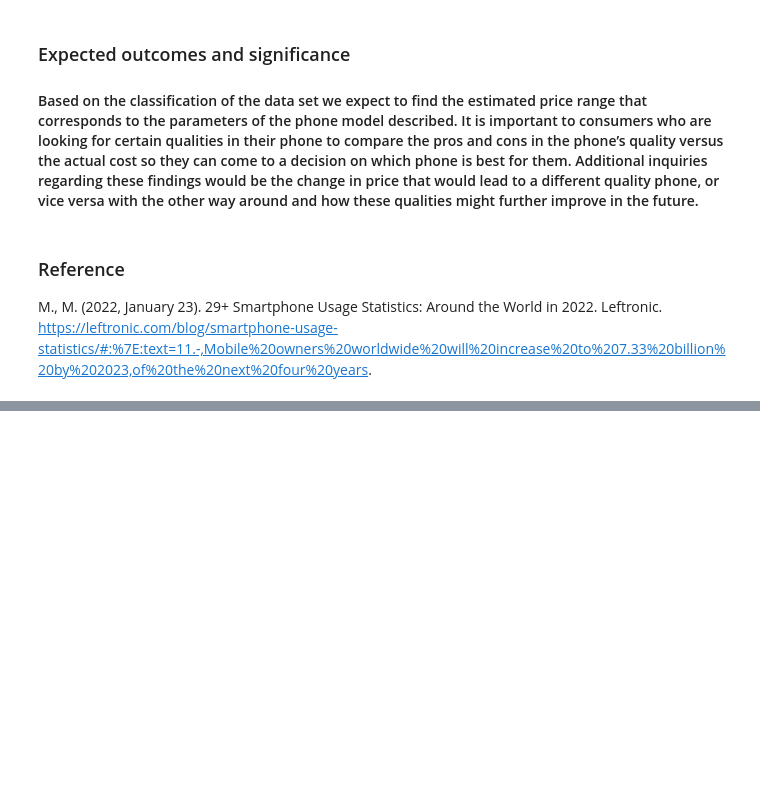
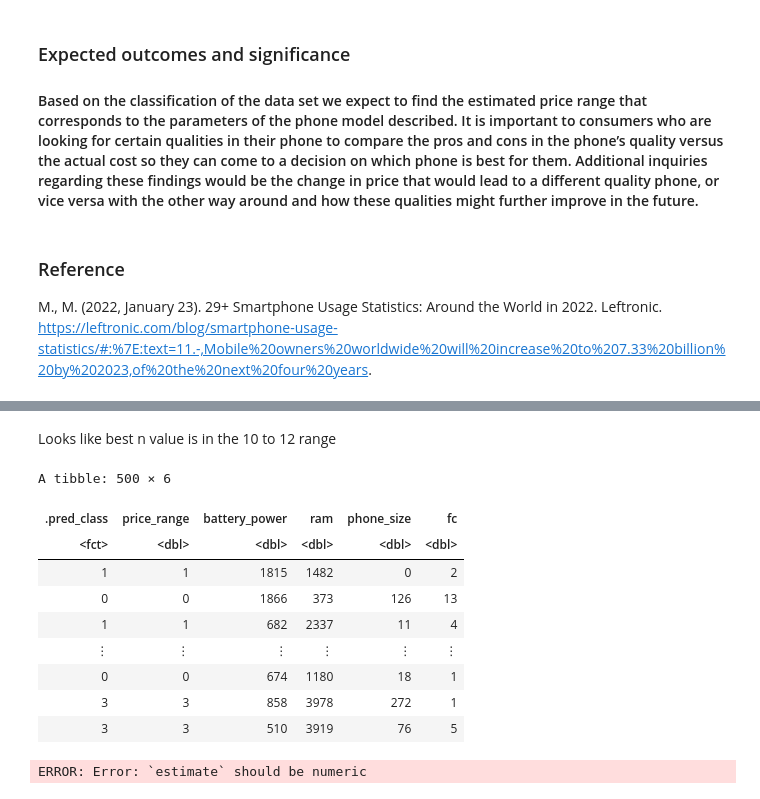
Before and after one commit to ClaireJ2100/dsci100_project, a Jupyter notebook: dsci_project.ipynb, the cells around one changed output, grey strips where cells are left out. Saved outputs shown, nothing was run; the diff lists cells and outputs as text; code cells hidden in the pictures; blank space fills up the shorter version.

```diff
--- a/dsci_project.ipynb
+++ b/dsci_project.ipynb
@@ -201,0 +258,36 @@ M., M. (2022, January 23). 29+ Smartphone Usage Statistics: Around the World in
+# %% [markdown]
+Looks like best n value is in the 10 to 12 range
+# %%
+mobile_spec <- nearest_neighbor(weight_func = "rectangular", neighbors = 12) %>%
+      set_engine("kknn") %>%
+      set_mode("classification")
+
+
+mobile_fit_2 <-  workflow() %>%
+      add_recipe(mobile_recipe) %>%
+      add_model(mobile_spec) %>%
+      fit(data = mobile_train)
+
+mobile_predictions <- predict(mobile_fit , mobile_test) %>%
+      bind_cols(mobile_test)
+mobile_predictions
+mobile_metrics <- mobile_predictions %>%
+    metrics(truth = price_range, estimate = .pred_class)
+mobile_metrics
+mobile_conf_mat <- mnist_predictions %>%
+      conf_mat(truth = price_range, estimate = .pred_class)
+mobile_conf_mat
+
+mobile_conf_mat
+# %% [output]
+A tibble: 500 × 6
+| .pred_class | price_range | battery_power | ram | phone_size | fc |
+| <fct> | <dbl> | <dbl> | <dbl> | <dbl> | <dbl> |
+| 1 | 1 | 1815 | 1482 | 0 | 2 |
+| 0 | 0 | 1866 | 373 | 126 | 13 |
+| 1 | 1 | 682 | 2337 | 11 | 4 |
+| ⋮ | ⋮ | ⋮ | ⋮ | ⋮ | ⋮ |
+| 0 | 0 | 674 | 1180 | 18 | 1 |
+| 3 | 3 | 858 | 3978 | 272 | 1 |
+| 3 | 3 | 510 | 3919 | 76 | 5 |
+ERROR: Error: `estimate` should be numeric
```
Also changed, not shown: parts of 9 cells of this notebook, 1 other file.
